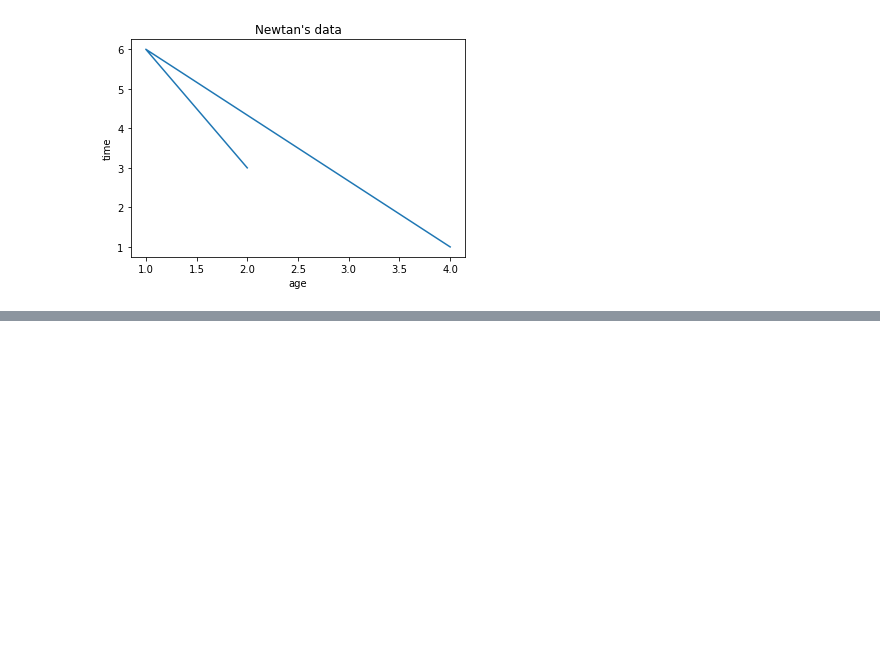
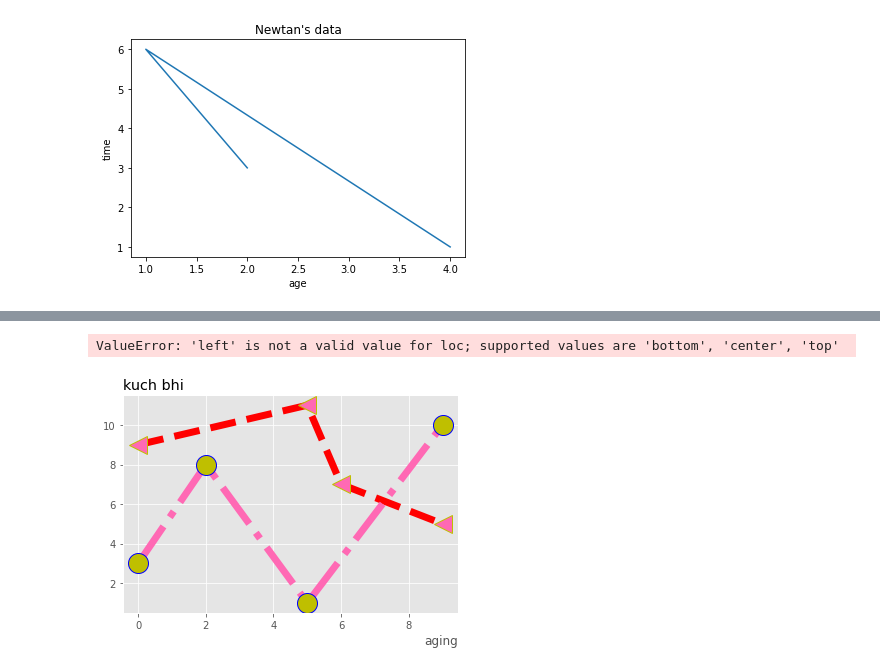
Before and after one commit to Newtanmukh/Python-Frameworks-Tutorials, a Jupyter notebook: matplotlib/Matplotlib Tutorial.ipynb, the cells around one changed output, grey strips where cells are left out. Saved outputs shown, nothing was run; the diff lists cells and outputs as text; code cells hidden in the pictures; blank space fills up the shorter version.

```diff
--- a/matplotlib/Matplotlib Tutorial.ipynb
+++ b/matplotlib/Matplotlib Tutorial.ipynb
@@ -52,0 +61,18 @@ plt.show()
+# %%
+
+xpoints=([0,2,5,9])
+ypoints = np.array([3, 8, 1, 10])
+
+x1=([0,5,6,9])
+y1=([9,11,7,5])
+
+plt.plot(x1,y1, linestyle = '--',color='r',linewidth='7', marker = '<', ms = 18, mec = 'y', mfc = 'hotpink',label='fitst')
+plt.plot(xpoints,ypoints, linestyle = '-.',color='hotpink',linewidth='7', marker = 'o', ms = 20, mec = 'b', mfc = 'y',label='second') #ls here basically means the linestyle.
+plt.title("kuch bhi",loc='left')
+plt.xlabel('aging',loc='right')
+plt.ylabel('not aging')
+plt.legend() # without this, the label wont work
+plt.show()
+# %% [output]
+ValueError: 'left' is not a valid value for loc; supported values are 'bottom', 'center', 'top'
+[figure, added]
```
Also changed, not shown: parts of 1 cell of this notebook.
